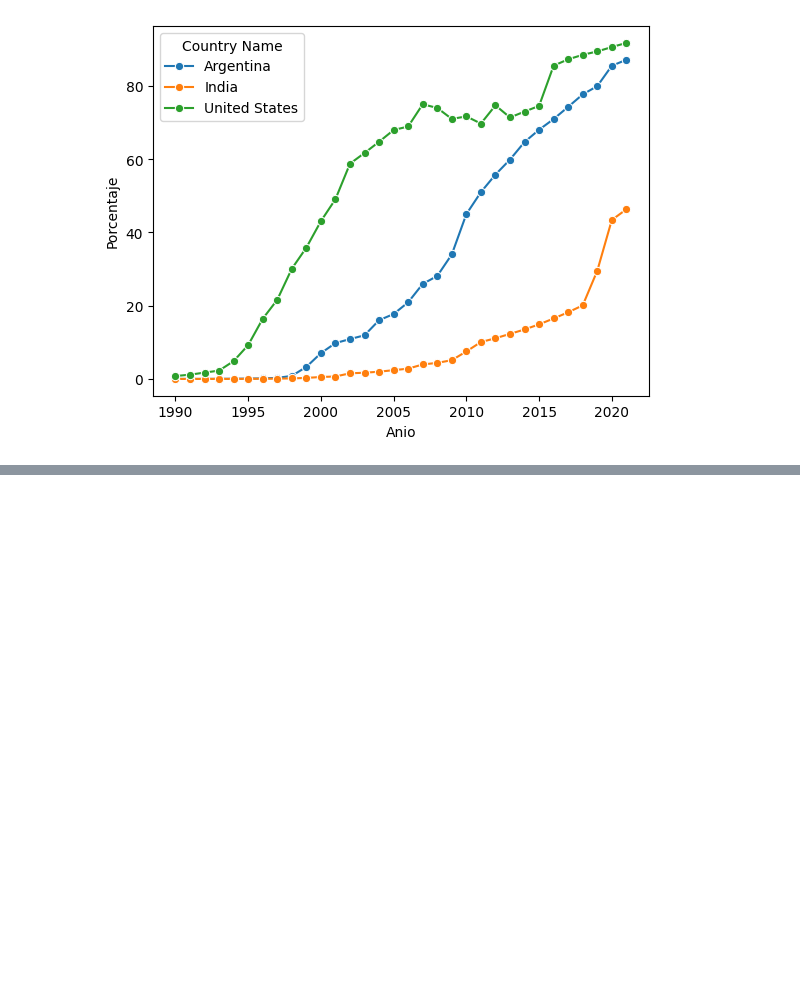
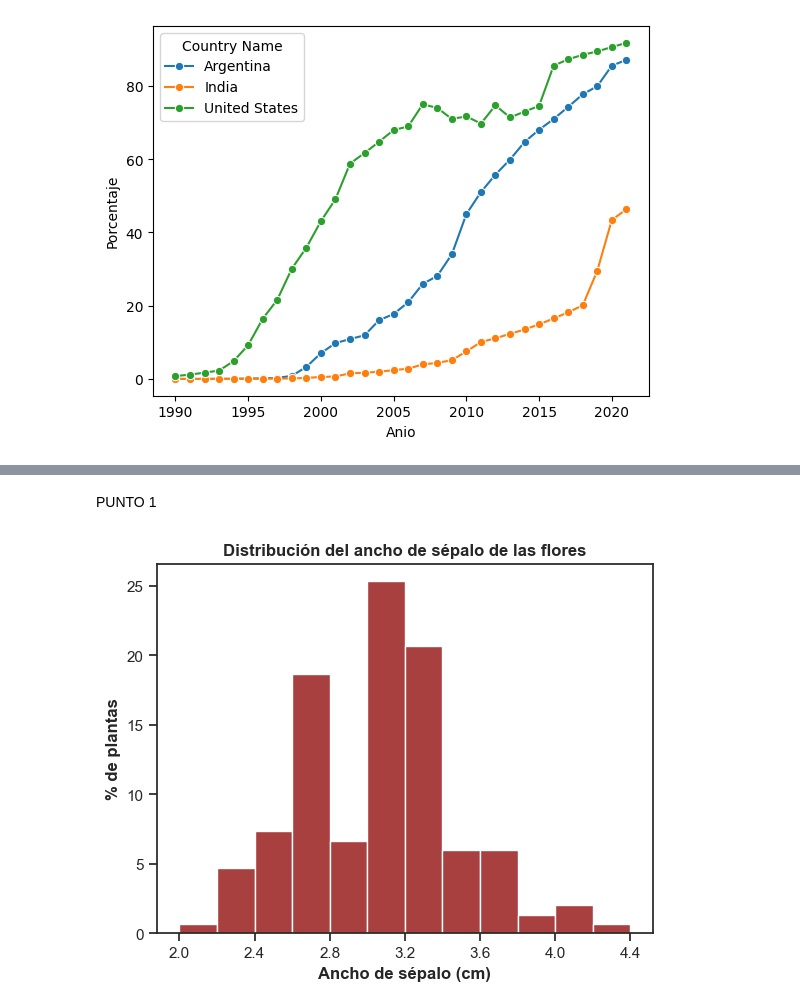
Before and after one commit to winttita/TUIA, a Jupyter notebook: Segundo/Fundamento de Ciencia de Datos/U4 - Visualizacion/practica4.ipynb, the cells around one changed output, grey strips where cells are left out. Saved outputs shown, nothing was run; the diff lists cells and outputs as text; code cells hidden in the pictures; blank space fills up the shorter version.

```diff
--- a/Segundo/Fundamento de Ciencia de Datos/U4 - Visualizacion/practica4.ipynb
+++ b/Segundo/Fundamento de Ciencia de Datos/U4 - Visualizacion/practica4.ipynb
@@ -87,0 +90,3 @@ sns.lineplot(x= 'Anio', y= 'Porcentaje', hue='Country Name', marker= 'o', data=d
+# %%
+iris = pd.read_csv("datasets/iris.csv")
+iris.head(15)
@@ -87,0 +126,21 @@ sns.lineplot(x= 'Anio', y= 'Porcentaje', hue='Country Name', marker= 'o', data=d
+# %% [markdown]
+PUNTO 1
+# %%
+# Configuramos el estilo visual con marcas en los ejes
+sns.set_theme(style='ticks')
+
+# Dibujamos el histograma. El parametro stat=percent transforma el eje vertical para que muestre
+# porcentajes en lugar de frecuencias
+# Ademas seteamos el ancho de los intervalos (binwidth) y el rango del grafico (binrange)
+sns.histplot(data=iris, x='sepal_width_cm', color='darkred', stat='percent', binwidth=0.2, binrange=(2.0, 4.4))
+
+# Definimos que las marcas del eje X vayan de 2.0 a 4.4, saltando de 0.4
+plt.xticks(np.arange(2.0, 4.5, 0.4))
+
+# Personalizamos los títulos según la consigna
+plt.title('Distribución del ancho de sépalo de las flores', fontweight='bold')
+plt.xlabel('Ancho de sépalo (cm)', fontweight='bold')
+plt.ylabel('% de plantas', fontweight='bold')
+plt.show()
+# %% [output]
+[figure, added]
```
Also changed, not shown: parts of 19 cells of this notebook, 3 other files.
